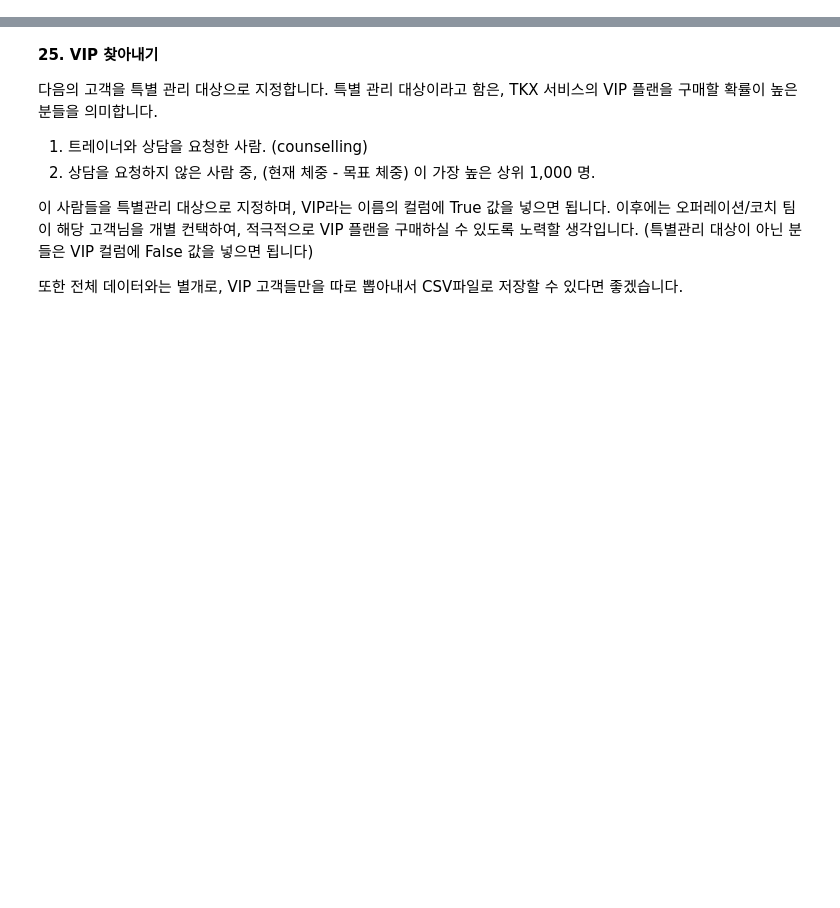
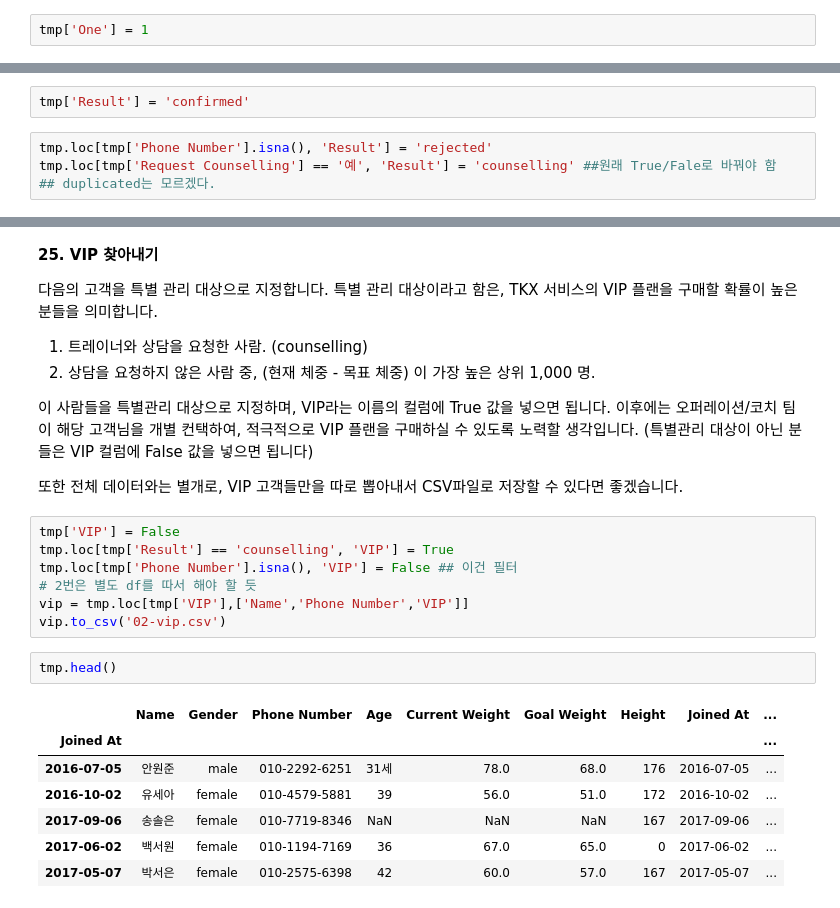
Before and after one commit to yudong80/dastudy, a Jupyter notebook: pandaslab/pandaslab_02_B.ipynb, the cells around one changed output, grey strips where cells are left out. Drawn from its saved outputs; the diff is of its cells as text; blank space fills up the shorter version.

```diff
--- a/pandaslab/pandaslab_02_B.ipynb
+++ b/pandaslab/pandaslab_02_B.ipynb
@@ -435,0 +432,2 @@ df['Updated At'] = tmp['Updated At'].copy()
+# %%
+tmp['One'] = 1
@@ -448,3 +516,9 @@ df['Updated At'] = tmp['Updated At'].copy()
 * 동일한 이름에 동일한 전화번호를 찾아낸다. 이는 중복되었다고 가정한다.
 
 나머지는 문제가 없다. (confirmed)
+# %%
+tmp['Result'] = 'confirmed'
+# %%
+tmp.loc[tmp['Phone Number'].isna(), 'Result'] = 'rejected'
+tmp.loc[tmp['Request Counselling'] == '예', 'Result'] = 'counselling' ##원래 True/Fale로 바꿔야 함
+## duplicated는 모르겠다.
@@ -459,3 +540,20 @@ df['Updated At'] = tmp['Updated At'].copy()
 이 사람들을 특별관리 대상으로 지정하며, VIP라는 이름의 컬럼에 True 값을 넣으면 됩니다. 이후에는 오퍼레이션/코치 팀이 해당 고객님을 개별 컨택하여, 적극적으로 VIP 플랜을 구매하실 수 있도록 노력할 생각입니다. (특별관리 대상이 아닌 분들은 VIP 컬럼에 False 값을 넣으면 됩니다)
 
 또한 전체 데이터와는 별개로, VIP 고객들만을 따로 뽑아내서 CSV파일로 저장할 수 있다면 좋겠습니다.
+# %%
+tmp['VIP'] = False
+tmp.loc[tmp['Result'] == 'counselling', 'VIP'] = True
+tmp.loc[tmp['Phone Number'].isna(), 'VIP'] = False ## 이건 필터
+# 2번은 별도 df를 따서 해야 할 듯
+vip = tmp.loc[tmp['VIP'],['Name','Phone Number','VIP']]
+vip.to_csv('02-vip.csv')
+# %%
+tmp.head()
+# %% [output]
+|  | Name | Gender | Phone Number | Age | Current Weight | Goal Weight | Height | Joined At | ... |
+| Joined At |  |  |  |  |  |  |  |  | ... |
+| 2016-07-05 | 안원준 | male | 010-2292-6251 | 31세 | 78.0 | 68.0 | 176 | 2016-07-05 | ... |
+| 2016-10-02 | 유세아 | female | 010-4579-5881 | 39 | 56.0 | 51.0 | 172 | 2016-10-02 | ... |
+| 2017-09-06 | 송솔은 | female | 010-7719-8346 | NaN | NaN | NaN | 167 | 2017-09-06 | ... |
+| 2017-06-02 | 백서원 | female | 010-1194-7169 | 36 | 67.0 | 65.0 | 0 | 2017-06-02 | ... |
+| 2017-05-07 | 박서은 | female | 010-2575-6398 | 42 | 60.0 | 57.0 | 167 | 2017-05-07 | ... |
```
Also changed, not shown: parts of 16 cells of this notebook, 1 other file.
